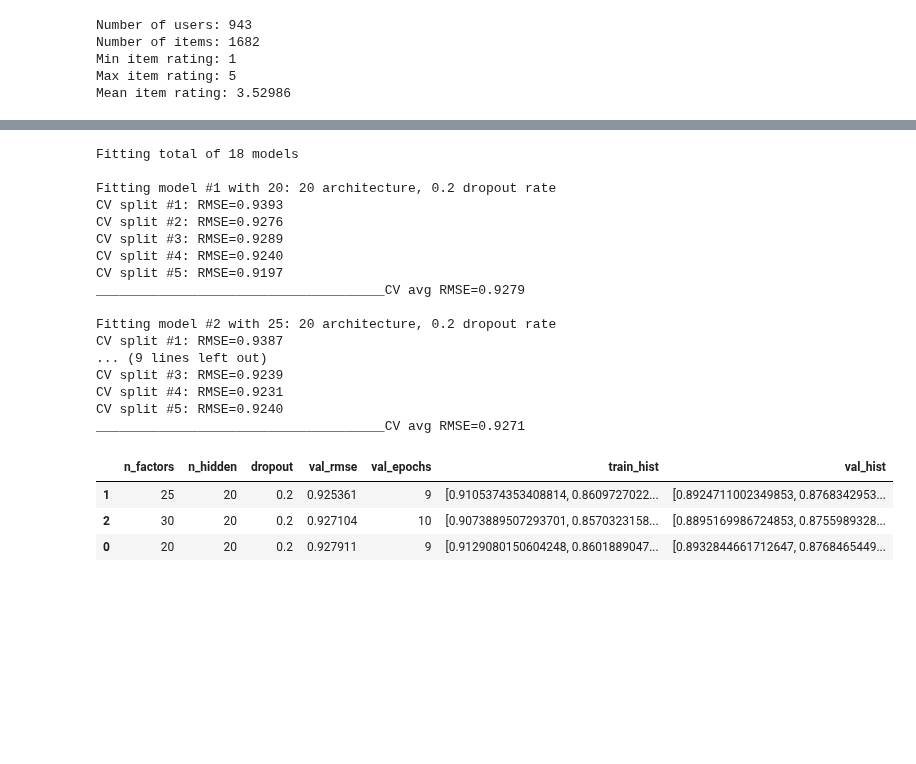
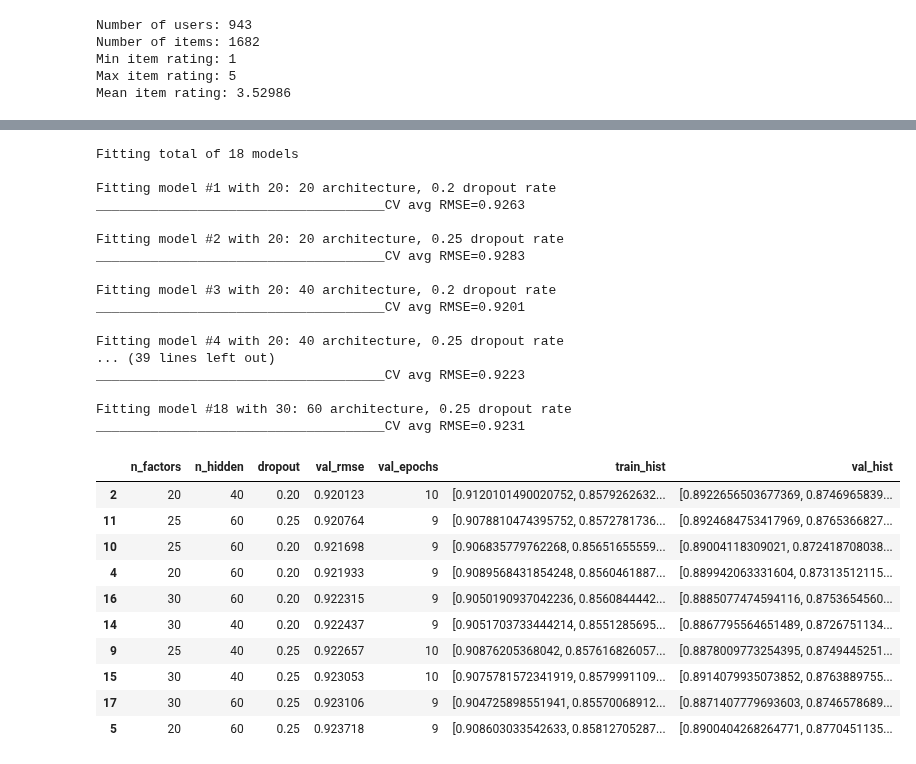
Before and after one commit to James-Leslie/deep-collaborative-filtering, a Jupyter notebook: tf-movielens100k.ipynb, the cells around one changed output, grey strips where cells are left out. Drawn from its saved outputs; the diff is of its cells as text; code cells hidden in the pictures; blank space fills up the shorter version.

```diff
--- a/tf-movielens100k.ipynb
+++ b/tf-movielens100k.ipynb
@@ -178,14 +201,14 @@ for N_FACTORS in HP_N_FACTORS:
             print(f'Fitting model #{searches} with {N_FACTORS}: {N_HIDDEN} architecture, {DROPOUT} dropout rate')
             searches += 1
 
-            # CV split
-            # calculate global mean rating and bias
-            kf = KFold(n_splits=5)
+            # Create 5 CV folds
+            kf = KFold(n_splits=5, random_state=42)
 
+            # initialise loss and epoch count
             total_loss, count = 0, 1
             min_epochs = 10
 
-            # do CV split and compute baseline predictors
+            # do CV split and compute baseline predictors each time
             for train_index, test_index in kf.split(df):
                 train, test, global_mean = get_baseline(df, train_index, test_index)
 
@@ -199,6 +222,7 @@ for N_FACTORS in HP_N_FACTORS:
                     dropout = DROPOUT
                 )
 
+                # train model on CV fold
                 result = model.fit(x=[train.userId.values, train.movieId.values, train.bias.values],
                                    y=train.rating.values,
                                    batch_size=512,
@@ -206,13 +230,15 @@ for N_FACTORS in HP_N_FACTORS:
                                    verbose=0,
                                    validation_data=([test.userId.values, test.movieId.values, test.bias.values], test.rating.values))
 
+                # get loss from this fold
                 fold_loss = np.sqrt(np.min(result.history['val_loss']))
                 total_loss += fold_loss
                 min_epochs = min(np.argmin(result.history['val_loss']) + 1, min_epochs)
 
-                print(f'CV split #{count}: RMSE={fold_loss:.4f}')
+#                 print(f'CV split #{count}: RMSE={fold_loss:.4f}')
                 count += 1
 
+            # calculate average holdout loss across all CV folds
             avg_loss = total_loss / 5
             best_loss = min(avg_loss, best_loss)
             print(f'_____________________________________CV avg RMSE={avg_loss:.4f}')
@@ -231,34 +257,44 @@ for N_FACTORS in HP_N_FACTORS:
                                  'train_hist':result.history['loss'],
                                  'val_hist':result.history['val_loss']})
             print()
-            break
-        break
+#             break
+#         break
 #     break
 
+# save results to data frame
 grid_results = pd.DataFrame(data=grid_results, columns=grid_results[0].keys())
 # %% [output]
 Fitting total of 18 models
 
 Fitting model #1 with 20: 20 architecture, 0.2 dropout rate
-CV split #1: RMSE=0.9393
-CV split #2: RMSE=0.9276
-CV split #3: RMSE=0.9289
-CV split #4: RMSE=0.9240
-CV split #5: RMSE=0.9197
-_____________________________________CV avg RMSE=0.9279
+_____________________________________CV avg RMSE=0.9263
 
-Fitting model #2 with 25: 20 architecture, 0.2 dropout rate
-CV split #1: RMSE=0.9387
-... (9 lines left out)
-CV split #3: RMSE=0.9239
-CV split #4: RMSE=0.9231
-CV split #5: RMSE=0.9240
-_____________________________________CV avg RMSE=0.9271
+Fitting model #2 with 20: 20 architecture, 0.25 dropout rate
+_____________________________________CV avg RMSE=0.9283
+
+Fitting model #3 with 20: 40 architecture, 0.2 dropout rate
+_____________________________________CV avg RMSE=0.9201
+
+Fitting model #4 with 20: 40 architecture, 0.25 dropout rate
+... (39 lines left out)
+_____________________________________CV avg RMSE=0.9223
+
+Fitting model #18 with 30: 60 architecture, 0.25 dropout rate
+_____________________________________CV avg RMSE=0.9231
-# %%
-grid_results.sort_values('val_rmse').head(20)
-# %% [output]
-|  | n_factors | n_hidden | dropout | val_rmse | val_epochs | train_hist | val_hist |
-| 1 | 25 | 20 | 0.2 | 0.925361 | 9 | [0.9105374353408814, 0.8609727022... | [0.8924711002349853, 0.8768342953... |
-| 2 | 30 | 20 | 0.2 | 0.927104 | 10 | [0.9073889507293701, 0.8570323158... | [0.8895169986724853, 0.8755989328... |
-| 0 | 20 | 20 | 0.2 | 0.927911 | 9 | [0.9129080150604248, 0.8601889047... | [0.8932844661712647, 0.8768465449... |
+# %%
+# get best 10 models
+grid_results = grid_results.sort_values('val_rmse')
+grid_results.head(10)
+# %% [output]
+|  | n_factors | n_hidden | dropout | val_rmse | val_epochs | train_hist | val_hist |
+| 2 | 20 | 40 | 0.20 | 0.920123 | 10 | [0.9120101490020752, 0.8579262632... | [0.8922656503677369, 0.8746965839... |
+| 11 | 25 | 60 | 0.25 | 0.920764 | 9 | [0.9078810474395752, 0.8572781736... | [0.8924684753417969, 0.8765366827... |
+| 10 | 25 | 60 | 0.20 | 0.921698 | 9 | [0.906835779762268, 0.85651655559... | [0.89004118309021, 0.872418708038... |
+| 4 | 20 | 60 | 0.20 | 0.921933 | 9 | [0.9089568431854248, 0.8560461887... | [0.889942063331604, 0.87313512115... |
+| 16 | 30 | 60 | 0.20 | 0.922315 | 9 | [0.9050190937042236, 0.8560844442... | [0.8885077474594116, 0.8753654560... |
+| 14 | 30 | 40 | 0.20 | 0.922437 | 9 | [0.9051703733444214, 0.8551285695... | [0.8867795564651489, 0.8726751134... |
+| 9 | 25 | 40 | 0.25 | 0.922657 | 10 | [0.90876205368042, 0.857616826057... | [0.8878009773254395, 0.8749445251... |
+| 15 | 30 | 40 | 0.25 | 0.923053 | 10 | [0.9075781572341919, 0.8579991109... | [0.8914079935073852, 0.8763889755... |
+| 17 | 30 | 60 | 0.25 | 0.923106 | 9 | [0.904725898551941, 0.85570068912... | [0.8871407779693603, 0.8746578689... |
+| 5 | 20 | 60 | 0.25 | 0.923718 | 9 | [0.908603033542633, 0.85812705287... | [0.8900404268264771, 0.8770451135... |
 # %%
```
Also changed, not shown: parts of 19 cells of this notebook.
